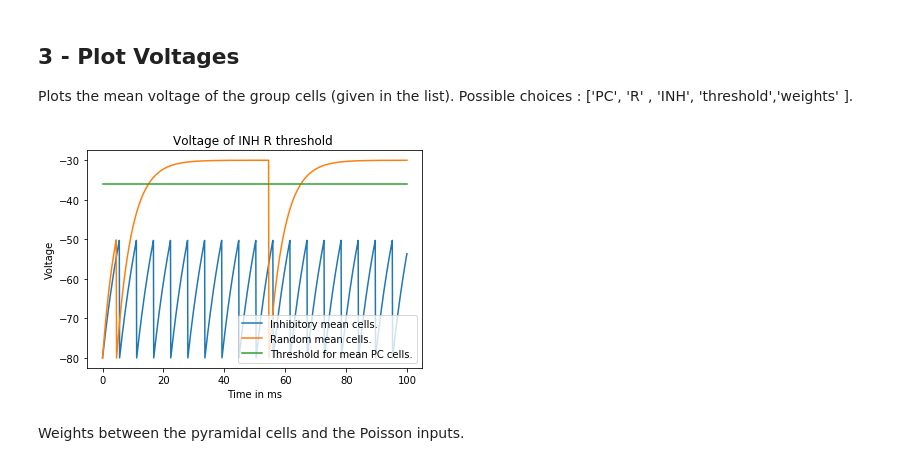
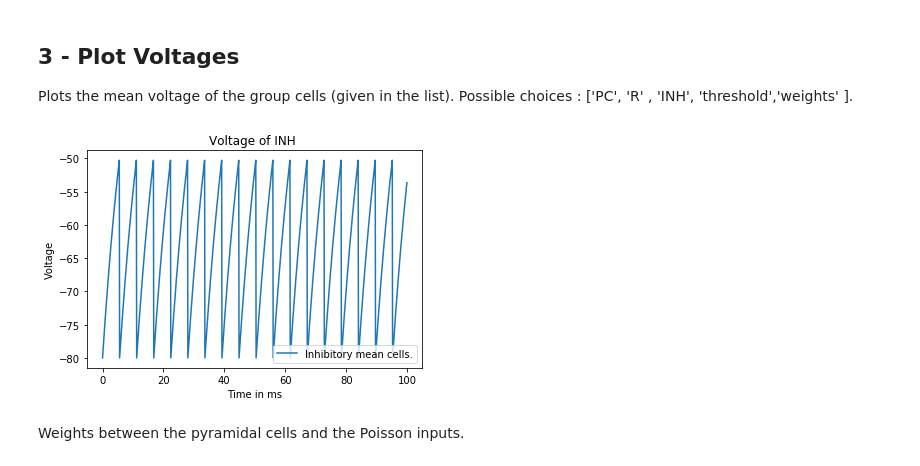
Before and after one commit to Victoriad1996/SemesterProject, a Jupyter notebook: SimpleFairhall/fairhall.ipynb, the cells around one changed output. Saved outputs shown, nothing was run; the diff lists cells and outputs as text; code cells hidden in the pictures.

```diff
--- a/SimpleFairhall/fairhall.ipynb
+++ b/SimpleFairhall/fairhall.ipynb
@@ -78,9 +78,9 @@ WARNING    "v_thr_random" is an internal variable of group "neurongroup", but al
 Plots the mean voltage of the group cells (given in the list).
 Possible choices : ['PC', 'R' , 'INH', 'threshold','weights' ].
 # %%
-PlotVoltagesFunctions.plot_voltages_mean_other_types(fm1, ['INH', 'R', 'threshold'])
+PlotVoltagesFunctions.plot_voltages_mean_other_types(fm1, ['INH'])
 # %% [output]
-[figure, old version]
+[figure, new version]
 # %% [markdown]
 Weights between the pyramidal cells and the Poisson inputs.
 # %%
```
Also changed, not shown: parts of 2 cells of this notebook.
